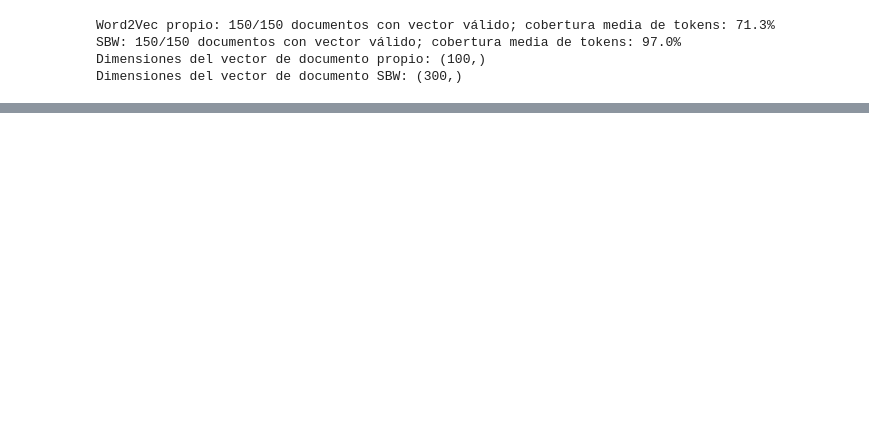
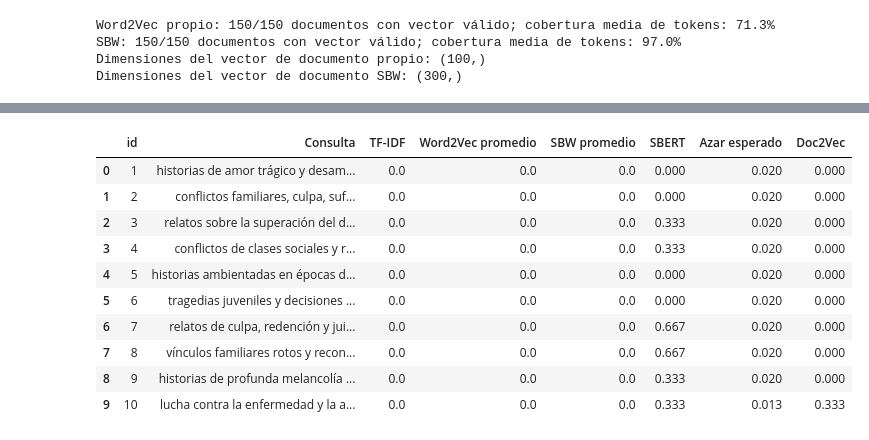
Before and after one commit to manuelibarbia/NLP_Ayala_Cerana_Colombo_Ibarbia, a Jupyter notebook: notebooks/TP2_ayala_cerana_colombo_ibarbia.ipynb, the cells around one changed output, grey strips where cells are left out. Cells and saved outputs as stored; diff of their text form; code cells hidden in the pictures; blank space fills up the shorter version.

```diff
--- a/notebooks/TP2_ayala_cerana_colombo_ibarbia.ipynb
+++ b/notebooks/TP2_ayala_cerana_colombo_ibarbia.ipynb
@@ -441,0 +626,78 @@ Consulta: relatos sobre la superación del dolor y la pérdida
+# %%
+def inferir_consulta_doc2vec(consulta, semilla=42):
+    tokens = tokenizar_y_limpiar(consulta)
+    if not tokens or not any(token in modelo_doc2vec.wv for token in tokens):
+        return None
+    estado_aleatorio = modelo_doc2vec.random.get_state()
+    try:
+        modelo_doc2vec.random.seed(semilla)
+        vector = modelo_doc2vec.infer_vector(tokens, epochs=50)
+    finally:
+        modelo_doc2vec.random.set_state(estado_aleatorio)
+    return normalizar(vector)
+
+def ranking_doc2vec(item, k=3):
+    vector = inferir_consulta_doc2vec(item['query'], semilla=42 + int(item['id']))
+    return ranking_embeddings(vector, vectores_doc_doc2vec, k)
+
+precisiones_doc2vec = []
+for item in queries_eval:
+    ranking = ranking_doc2vec(item, k=3)
+    precisiones_doc2vec.append(
+        precision_at_k(ranking, set(item['libros_relevantes']), k=3)
+    )
+tabla_evaluacion['Doc2Vec'] = precisiones_doc2vec
+columnas_metricas = list(modelos_consulta) + ['Doc2Vec', 'Azar esperado']
+print('Evaluación final, incluido Doc2Vec:')
+display(tabla_evaluacion.round(3))
+resumen_precision = tabla_evaluacion[columnas_metricas].mean().rename('Precision@3')
+display(resumen_precision.to_frame().round(3))
+
+consulta_demo = queries_eval[0]['query']
+vector_semilla_1 = inferir_consulta_doc2vec(consulta_demo, semilla=42)
+vector_semilla_2 = inferir_consulta_doc2vec(consulta_demo, semilla=43)
+if vector_semilla_1 is not None and vector_semilla_2 is not None:
+    print(
+        'Coseno entre dos inferencias Doc2Vec de la misma consulta '
+        f'(semillas 42 y 43): {float(vector_semilla_1 @ vector_semilla_2):.3f}'
+    )
+
+reporte_resultados = {
+    'documentos': len(df),
+    'consultas': len(queries_eval),
+    'precision_at_3_media': {nombre: float(tabla_evaluacion[nombre].mean()) for nombre in columnas_metricas},
+    'evaluacion_por_consulta': [
+        {
+            'id': int(fila['id']),
+            'consulta': fila['Consulta'],
+            'precision_at_3': {nombre: float(fila[nombre]) for nombre in columnas_metricas},
+        }
+        for _, fila in tabla_evaluacion.iterrows()
+    ],
+    'pares_aleatorios': {
+        fila['Modelo']: {k: float(fila[k]) for k in ['Media', 'Desvío estándar', 'Mínimo', 'Máximo']}
+        for fila in resumen_pares
+    },
+    'pca_varianza': {
+        fila['Modelo']: {k: float(fila[k]) for k in ['PC1 (%)', 'PC2 (%)', 'Total (%)']}
+        for fila in resumen_pca
+    },
+    'sbert': {
+        'dimension': int(dimension_sbert),
+        'limite_tokens': int(limite_tokens_sbert),
+        'truncados': int(n_truncados),
+        'cobertura_media': float(df['cobertura_tokens_sbert'].mean()),
+        'cobertura_mediana': float(df['cobertura_tokens_sbert'].median()),
+    },
+    'consulta_sin_solapamiento': {
+        'id': int(consulta_sin_solapamiento['id']),
+        'texto': consulta_sin_solapamiento['query'],
+        'palabras_compartidas': sorted(solapamiento),
+    },
+    'doc2vec_inferencia_coseno_semillas_42_43': (
+        float(vector_semilla_1 @ vector_semilla_2)
+        if vector_semilla_1 is not None and vector_semilla_2 is not None else None
+    ),
+}
+print('RESULTADOS_TP2_JSON=' + json.dumps(reporte_resultados, ensure_ascii=False))
+# %% [output]
@@ -441,0 +705,11 @@ Consulta: relatos sobre la superación del dolor y la pérdida
+|  | id | Consulta | TF-IDF | Word2Vec promedio | SBW promedio | SBERT | Azar esperado | Doc2Vec |
+| 0 | 1 | historias de amor trágico y desam... | 0.0 | 0.0 | 0.0 | 0.000 | 0.020 | 0.000 |
+| 1 | 2 | conflictos familiares, culpa, suf... | 0.0 | 0.0 | 0.0 | 0.000 | 0.020 | 0.000 |
+| 2 | 3 | relatos sobre la superación del d... | 0.0 | 0.0 | 0.0 | 0.333 | 0.020 | 0.000 |
+| 3 | 4 | conflictos de clases sociales y r... | 0.0 | 0.0 | 0.0 | 0.333 | 0.020 | 0.000 |
+| 4 | 5 | historias ambientadas en épocas d... | 0.0 | 0.0 | 0.0 | 0.000 | 0.020 | 0.000 |
+| 5 | 6 | tragedias juveniles y decisiones ... | 0.0 | 0.0 | 0.0 | 0.000 | 0.020 | 0.000 |
+| 6 | 7 | relatos de culpa, redención y jui... | 0.0 | 0.0 | 0.0 | 0.667 | 0.020 | 0.000 |
+| 7 | 8 | vínculos familiares rotos y recon... | 0.0 | 0.0 | 0.0 | 0.667 | 0.020 | 0.000 |
+| 8 | 9 | historias de profunda melancolía ... | 0.0 | 0.0 | 0.0 | 0.333 | 0.020 | 0.000 |
+| 9 | 10 | lucha contra la enfermedad y la a... | 0.0 | 0.0 | 0.0 | 0.333 | 0.013 | 0.333 |
```
Also changed, not shown: parts of 43 cells of this notebook.
